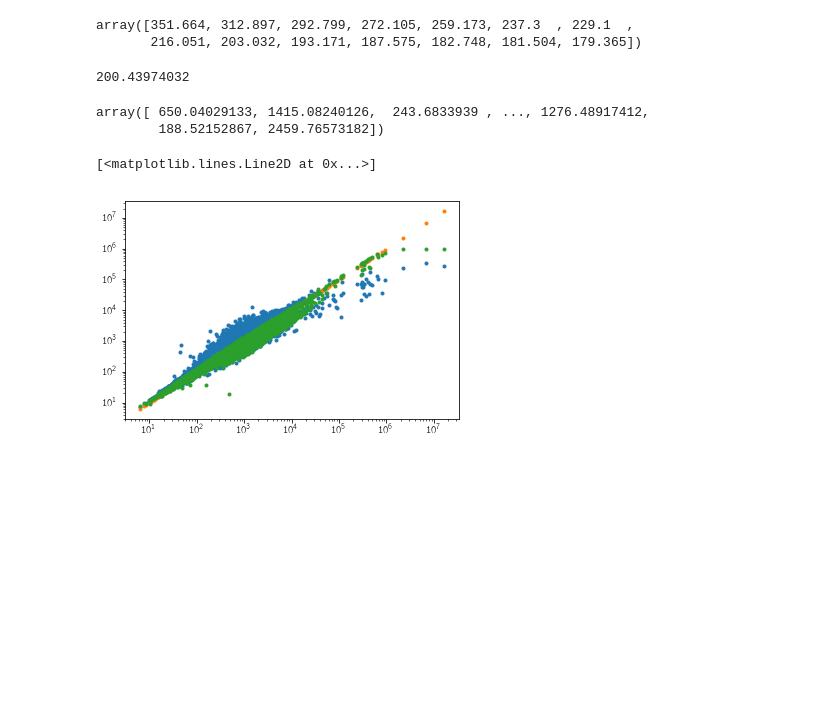
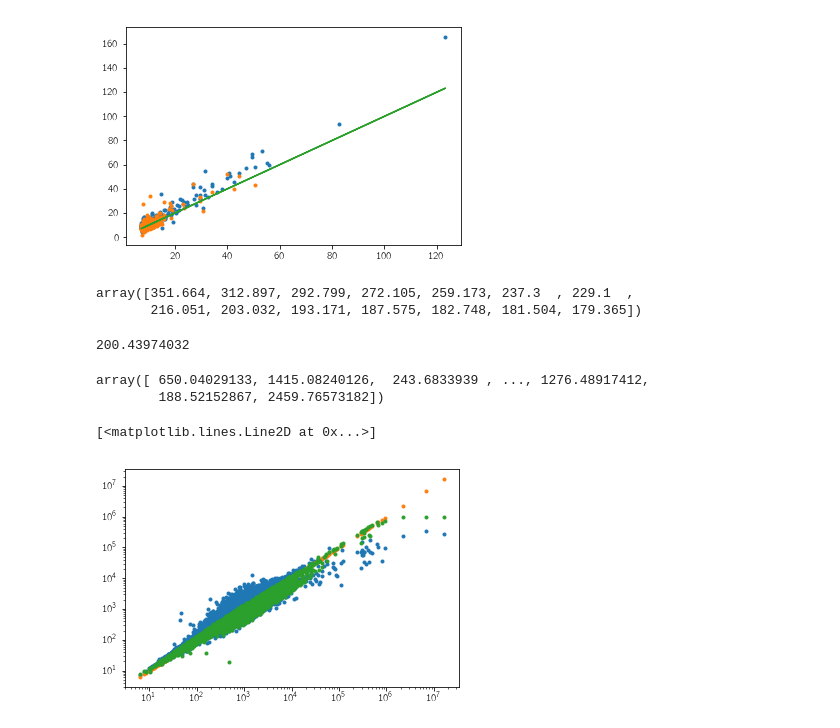
Before and after one commit to dfm/dr25, a Jupyter notebook: Untitled.ipynb, the cells around one changed output. Cells and saved outputs as stored; diff of their text form; code cells hidden in the pictures; blank space fills up the shorter version.

```diff
--- a/Untitled.ipynb
+++ b/Untitled.ipynb
@@ -60 +67,37 @@ joined["depth"] = (1 - quad.quad(g1, c2, ror, b)) * 1e6
+# %%
+from tqdm import tqdm
+joined["mes_model"] = np.nan + np.zeros(len(joined))
+for i, star in tqdm(joined.iterrows(), total=len(joined)):
+    kicid = star.kepid
+    fn = "pdm/kplr{0:09d}_dr25_onesigdepth.fits".format(kicid)
+    if not os.path.exists(fn):
+        continue
+    duration = star.i_dur
+    depth = star.depth
+    ind = int(np.digitize(duration, cdpp_vals))
+    with fits.open(fn) as f:
+        if ind >= len(f)-1:
+            x = f[-1].data["PERIOD"]
+            y = f[-1].data["ONESIGDEP"]
+            osd = np.interp(star.i_period, x, y)
+        elif ind == 0:
+            x = f[1].data["PERIOD"]
+            y = f[1].data["ONESIGDEP"]
+            osd = np.interp(star.i_period, x, y)
+        else:
+            if f[ind].data is None:
+                continue
+            x = f[ind].data["PERIOD"]
+            y = f[ind].data["ONESIGDEP"]
+            osd_m = np.interp(star.i_period, x, y)
+            x = f[ind+1].data["PERIOD"]
+            y = f[ind+1].data["ONESIGDEP"]
+            osd_p = np.interp(star.i_period, x, y)
+            osd = osd_m + (osd_p - osd_m) * (duration - cdpp_vals[ind-1]) / (cdpp_vals[ind] - cdpp_vals[ind-1])
+
+    joined.loc[i, "mes_model"] = depth / osd
+
+    if depth / osd < 0:
+        print(depth, osd)
+        assert 0
 # %%
@@ -114,3 +123,9 @@ KeyboardInterrupt:
+# %%
+plt.plot(joined.Measured_MES, joined.Expected_MES, ".");
+plt.plot(joined.Measured_MES, joined.mes_model, ".")
+plt.plot(joined.Measured_MES, joined.Measured_MES);
+# %% [output]
+[figure, added]
 # %%
 np.array(star[cdpp_cols], dtype=float)
 # %% [output]
```
Also changed, not shown: parts of 5 cells of this notebook, 1 other file.
